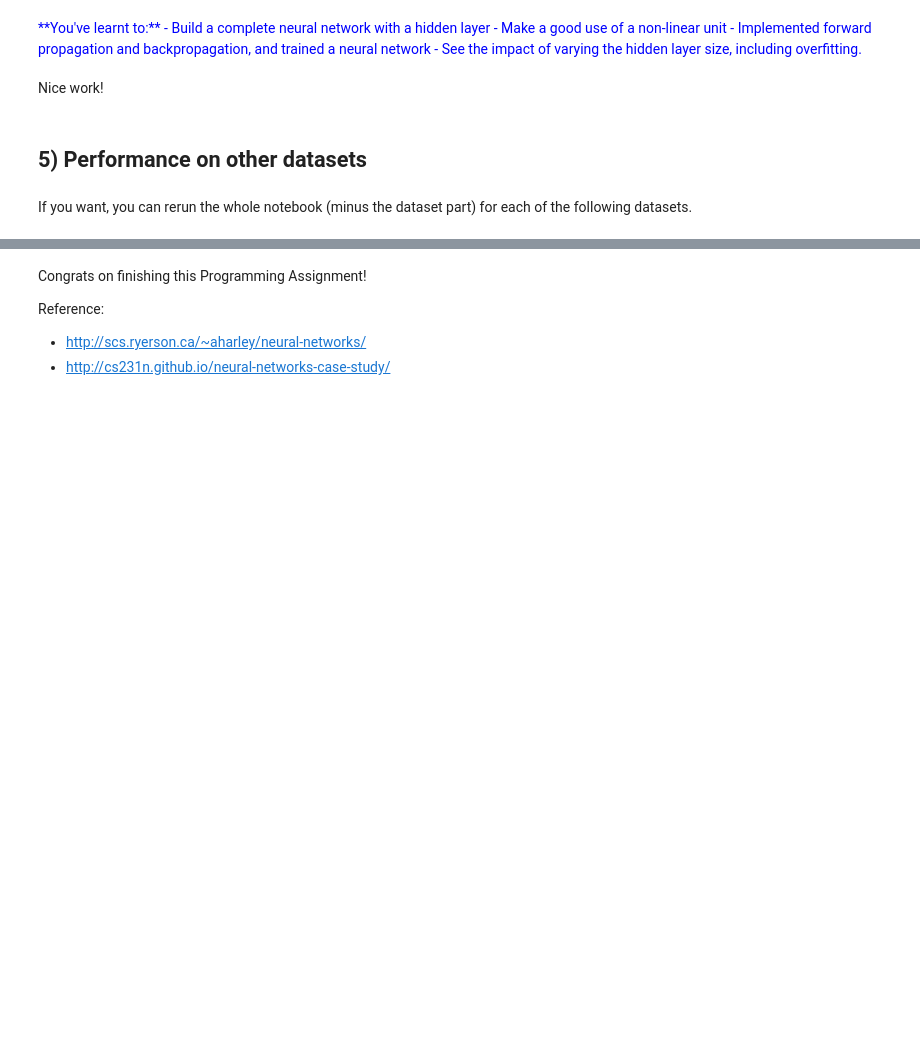
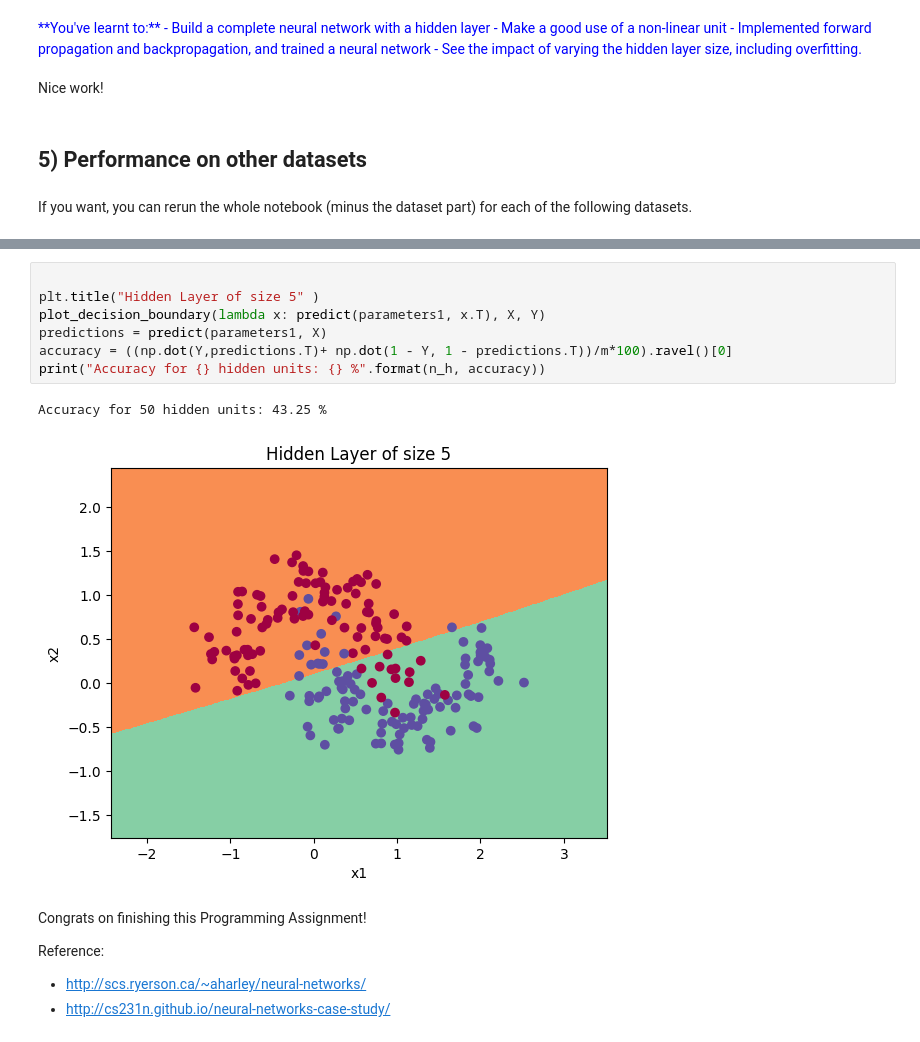
Before and after one commit to mohammedjebrou/Neural-Network-from-scratch, a Jupyter notebook: Planar_data_classification_with_onehidden_layer_v6c.ipynb, the cells around one changed output, grey strips where cells are left out. Drawn from its saved outputs; the diff is of its cells as text; blank space fills up the shorter version.

```diff
--- a/Planar_data_classification_with_onehidden_layer_v6c.ipynb
+++ b/Planar_data_classification_with_onehidden_layer_v6c.ipynb
@@ -1057,3 +1052,13 @@ plt.scatter(X[0, :], X[1, :], c=Y, s=40, cmap=plt.cm.Spectral);
+# %%
+
+plt.title("Hidden Layer of size 5" )
+plot_decision_boundary(lambda x: predict(parameters1, x.T), X, Y)
+predictions = predict(parameters1, X)
+accuracy = ((np.dot(Y,predictions.T)+ np.dot(1 - Y, 1 - predictions.T))/m*100).ravel()[0]
+print("Accuracy for {} hidden units: {} %".format(n_h, accuracy))
+# %% [output]
+Accuracy for 50 hidden units: 43.25 %
+[figure, added]
 # %% [markdown]
 Congrats on finishing this Programming Assignment!
 
```
Also changed, not shown: parts of 16 cells of this notebook.
